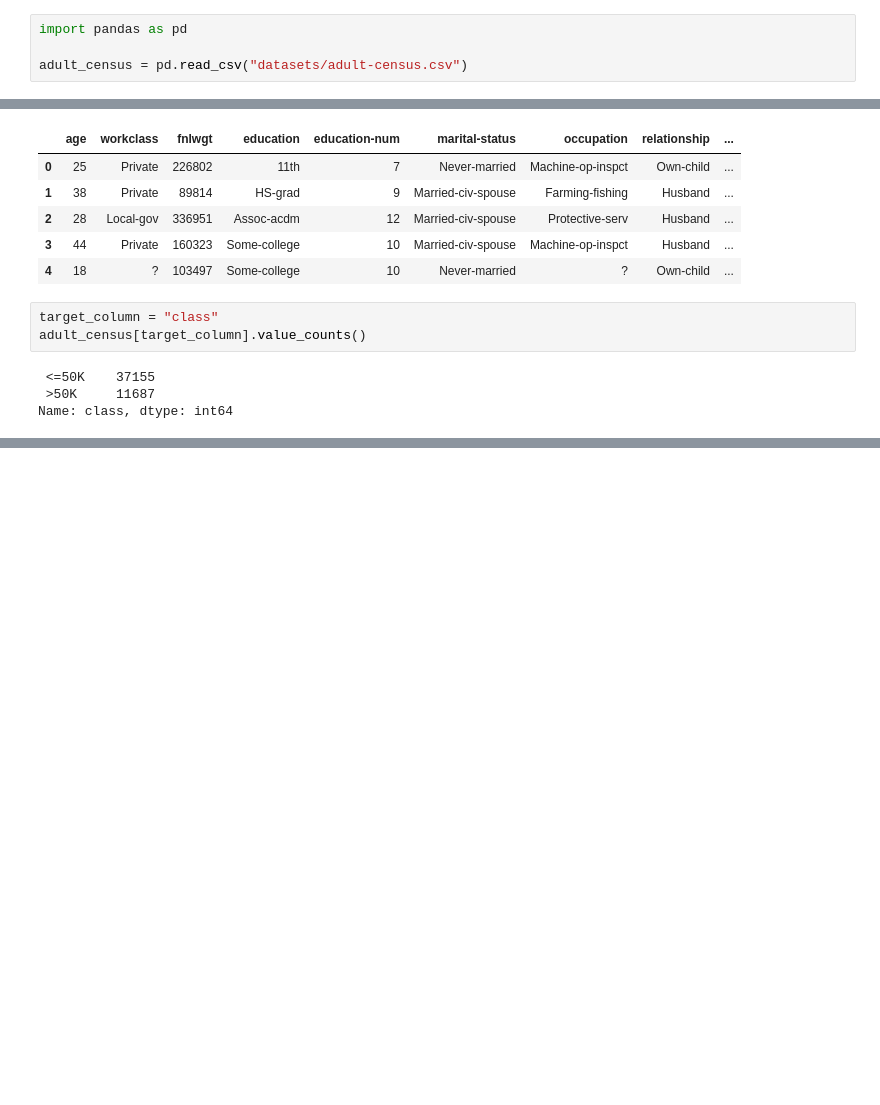
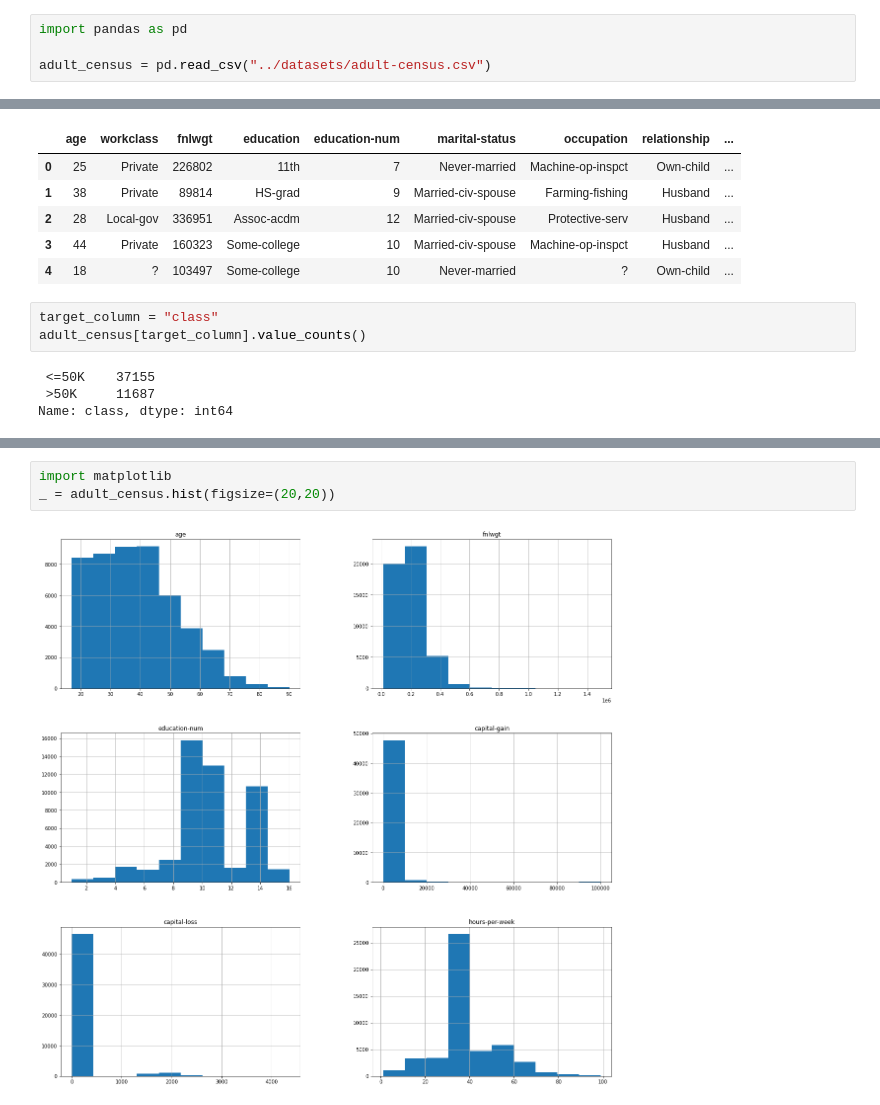
Before and after one commit to vpasquier/mooc-scikit, a Jupyter notebook: predictive_modeling_pipeline/dataset.ipynb, the cells around one changed output, grey strips where cells are left out. Drawn from its saved outputs; the diff is of its cells as text; blank space fills up the shorter version.

```diff
--- a/predictive_modeling_pipeline/dataset.ipynb
+++ b/predictive_modeling_pipeline/dataset.ipynb
@@ -1,7 +1,7 @@
 # %%
 import pandas as pd
 
-adult_census = pd.read_csv("datasets/adult-census.csv")
+adult_census = pd.read_csv("../datasets/adult-census.csv")
 # %%
 adult_census.head()
 # %% [output]
@@ -20,0 +28,5 @@ Name: class, dtype: int64
+# %%
+import matplotlib
+_ = adult_census.hist(figsize=(20,20))
+# %% [output]
+[figure, added]
```
Also changed, not shown: parts of 35 cells of this notebook, 1 other file.
